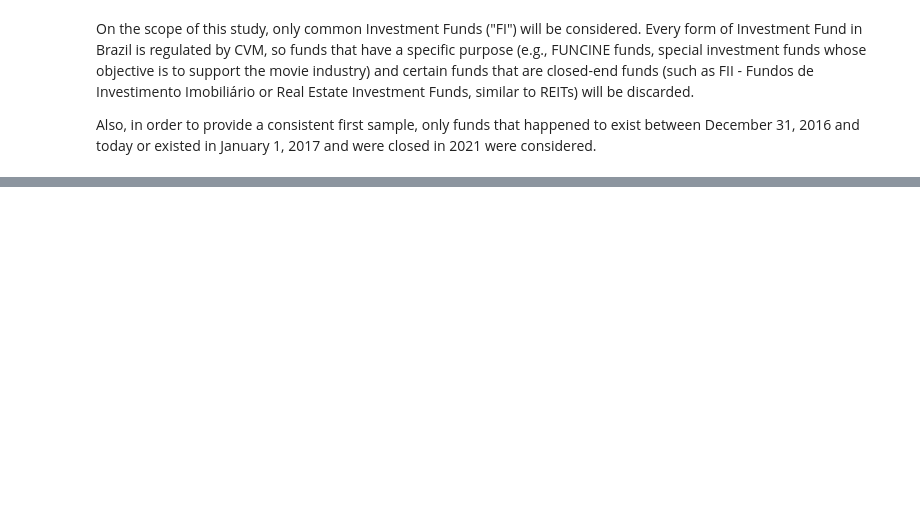
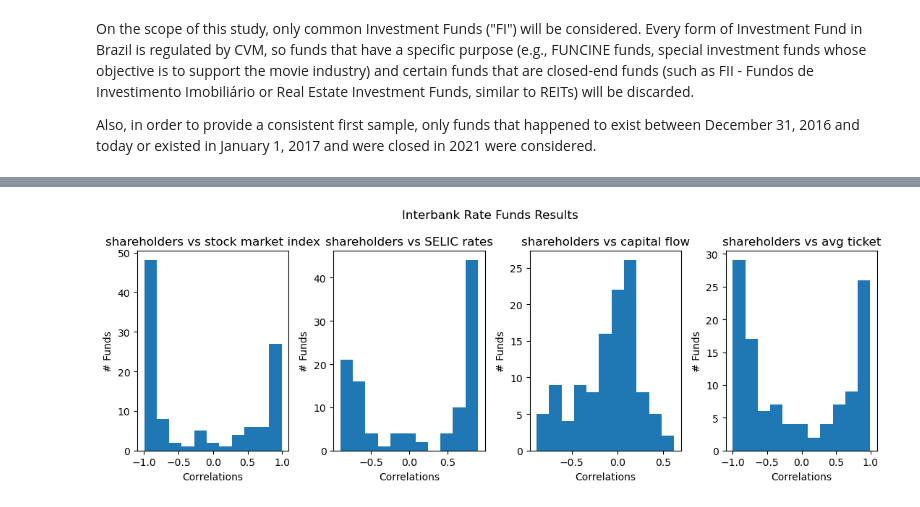
Before and after one commit to rafaelimai/ibmdscapstone, a Jupyter notebook: Capstone Work.ipynb, the cells around one changed output, grey strips where cells are left out. Saved outputs shown, nothing was run; the diff lists cells and outputs as text; code cells hidden in the pictures; blank space fills up the shorter version.

```diff
--- a/Capstone Work.ipynb
+++ b/Capstone Work.ipynb
@@ -200,5 +126,9 @@ interbankRateFundFilterLayer[['CNPJ_FUNDO','DENOM_SOCIAL']]
 # %%
 insightsInterbankRate = pd.DataFrame()
+insightsInterbankRate_SELIC = pd.DataFrame()
+insightsInterbankRate_Flow = pd.DataFrame()
+insightsInterbankRate_AvgTicket = pd.DataFrame()
+
 interbankHistoricSeries=historicSeries[historicSeries["CNPJ_FUNDO"].isin(interbankRateFundFilterLayer["CNPJ_FUNDO"])]
 interbankHistoricSeries=interbankHistoricSeries.rename(columns={'CNPJ_FUNDO':'CNPJ',"DT_COMPTC":"DATE"})
 
@@ -206,5 +136,9 @@ for cnpj in interbankRateFundFilterLayer['CNPJ_FUNDO']:
     historicFundTemp = interbankHistoricSeries[interbankHistoricSeries['CNPJ']==cnpj]
     historicFundTemp.set_index("DATE", inplace = True)
     historicFundTemp = historicFundTemp.join(ibovHistoricClose)
+    historicFundTemp = historicFundTemp.join(selicData)
     historicFundTemp = historicFundTemp.dropna()
     insightsInterbankRate = insightsInterbankRate.append([[cnpj,historicFundTemp[["NR_COTST","CLOSE"]].corr().iloc[1,0]]])
+    insightsInterbankRate_SELIC = insightsInterbankRate_SELIC.append([[cnpj,historicFundTemp[["NR_COTST","valor"]].corr().iloc[1,0]]])
+    insightsInterbankRate_Flow = insightsInterbankRate_Flow.append([[cnpj,historicFundTemp[["CAP_LIQ","CLOSE"]].corr().iloc[1,0]]])
+    insightsInterbankRate_AvgTicket = insightsInterbankRate_AvgTicket.append([[cnpj,historicFundTemp[["TKT_MED","CLOSE"]].corr().iloc[1,0]]])
@@ -219,0 +206,30 @@ plt.hist(insightsInterbankRate[[1]], bins=11)
+# %%
+fig, axs = plt.subplots(1, 4, sharex=False, sharey=False)
+fig.set_size_inches(11,4)
+plt.suptitle("Interbank Rate Funds Results")
+
+axs[0].hist(insightsInterbankRate[[1]], bins=11)
+axs[0].set_title("shareholders vs stock market index")
+axs[0].set_xlabel("Correlations")
+axs[0].set_ylabel("# Funds")
+
+
+axs[1].hist(insightsInterbankRate_SELIC[[1]], bins=11)
+axs[1].set_title("shareholders vs SELIC rates")
+axs[1].set_xlabel("Correlations")
+axs[1].set_ylabel("# Funds")
+
+axs[2].hist(insightsInterbankRate_Flow[[1]], bins=11)
+axs[2].set_title("shareholders vs capital flow")
+axs[2].set_xlabel("Correlations")
+axs[2].set_ylabel("# Funds")
+
+axs[3].hist(insightsInterbankRate_AvgTicket[[1]], bins=11)
+axs[3].set_title("shareholders vs avg ticket")
+axs[3].set_xlabel("Correlations")
+axs[3].set_ylabel("# Funds")
+
+plt.tight_layout()
+plt.show()
+# %% [output]
+[figure, added]
```
Also changed, not shown: parts of 39 cells of this notebook.
